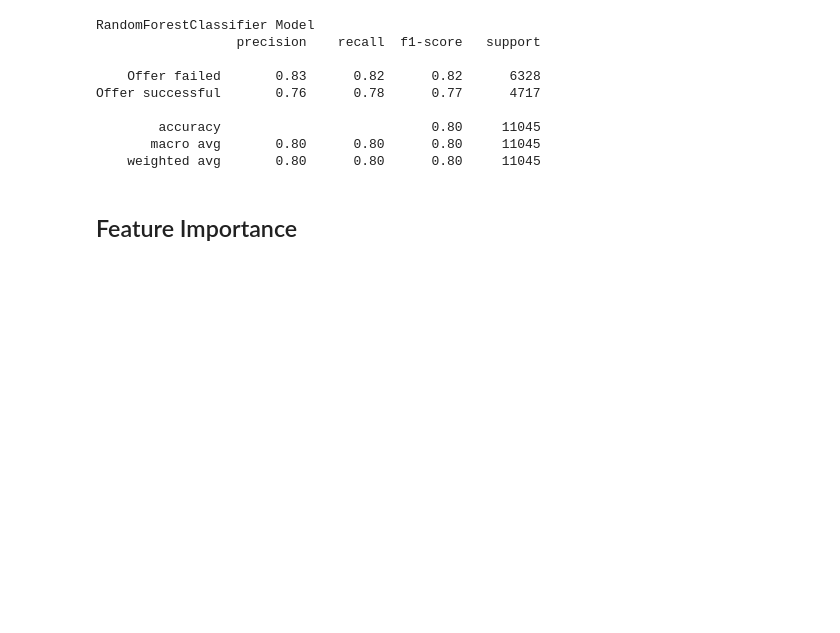
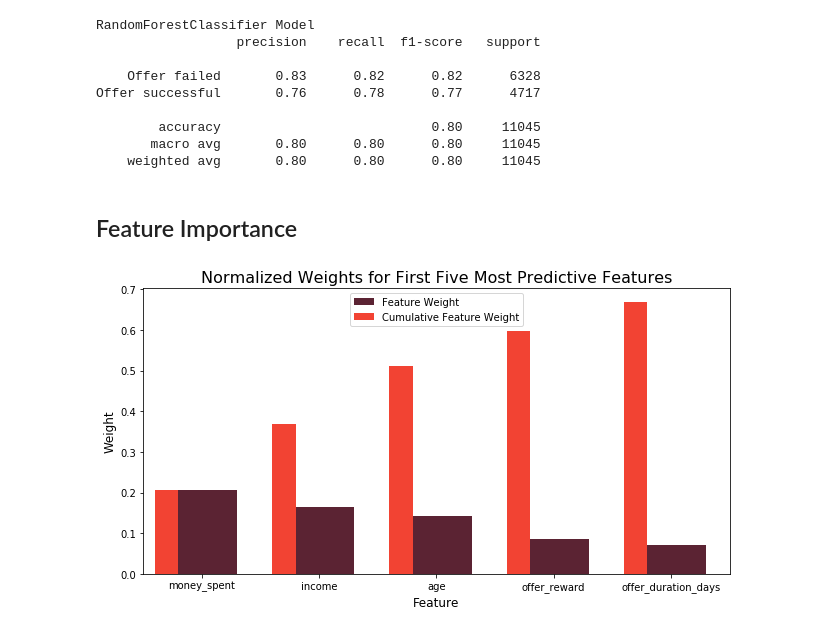
Before and after one commit to Ezeebube5/data-science-projects, a Jupyter notebook: capstone_project/Starbucks_Capstone_notebook.ipynb, the cells around one changed output. Cells and saved outputs as stored; diff of their text form; code cells hidden in the pictures; blank space fills up the shorter version.

```diff
--- a/capstone_project/Starbucks_Capstone_notebook.ipynb
+++ b/capstone_project/Starbucks_Capstone_notebook.ipynb
@@ -903,7 +912,7 @@ Offer successful       0.76      0.78      0.77      4717
 # %% [markdown]
 ## Feature Importance
 # %%
-def plot_feature(importances, X_train, y_train):
+def plot_features(importances, X_train, y_train):
 
     # Display the five most important features
     indices = np.argsort(importances)[::-1]
@@ -913,9 +922,9 @@ def plot_feature(importances, X_train, y_train):
     # Create the plot
     fig = plt.figure(figsize = (9,5))
     plt.title("Normalized Weights for First Five Most Predictive Features", fontsize = 16)
-    plt.bar(np.arange(5), values, width = 0.6, align="center", color = '#4caf50', \
+    plt.bar(np.arange(5), values, width = 0.6, align="center", color = '#5B2333', \
           label = "Feature Weight")
-    plt.bar(np.arange(5) - 0.3, np.cumsum(values), width = 0.2, align = "center", color = '#00A0A0', \
+    plt.bar(np.arange(5) - 0.3, np.cumsum(values), width = 0.2, align = "center", color = '#F24333', \
           label = "Cumulative Feature Weight")
     plt.xticks(np.arange(5), columns)
     plt.xlim((-0.5, 4.5))
@@ -926,7 +935,9 @@ def plot_feature(importances, X_train, y_train):
     plt.tight_layout()
     plt.show()
 # %%
-importances = rf.feature_importances_
+importances = random_forest_final.feature_importances_
 
 # Plot
-plot_feature(importances, X_train, y_train)
+plot_features(importances, X_train, y_train)
+# %% [output]
+[figure, added]
```
Also changed, not shown: parts of 6 cells of this notebook.
